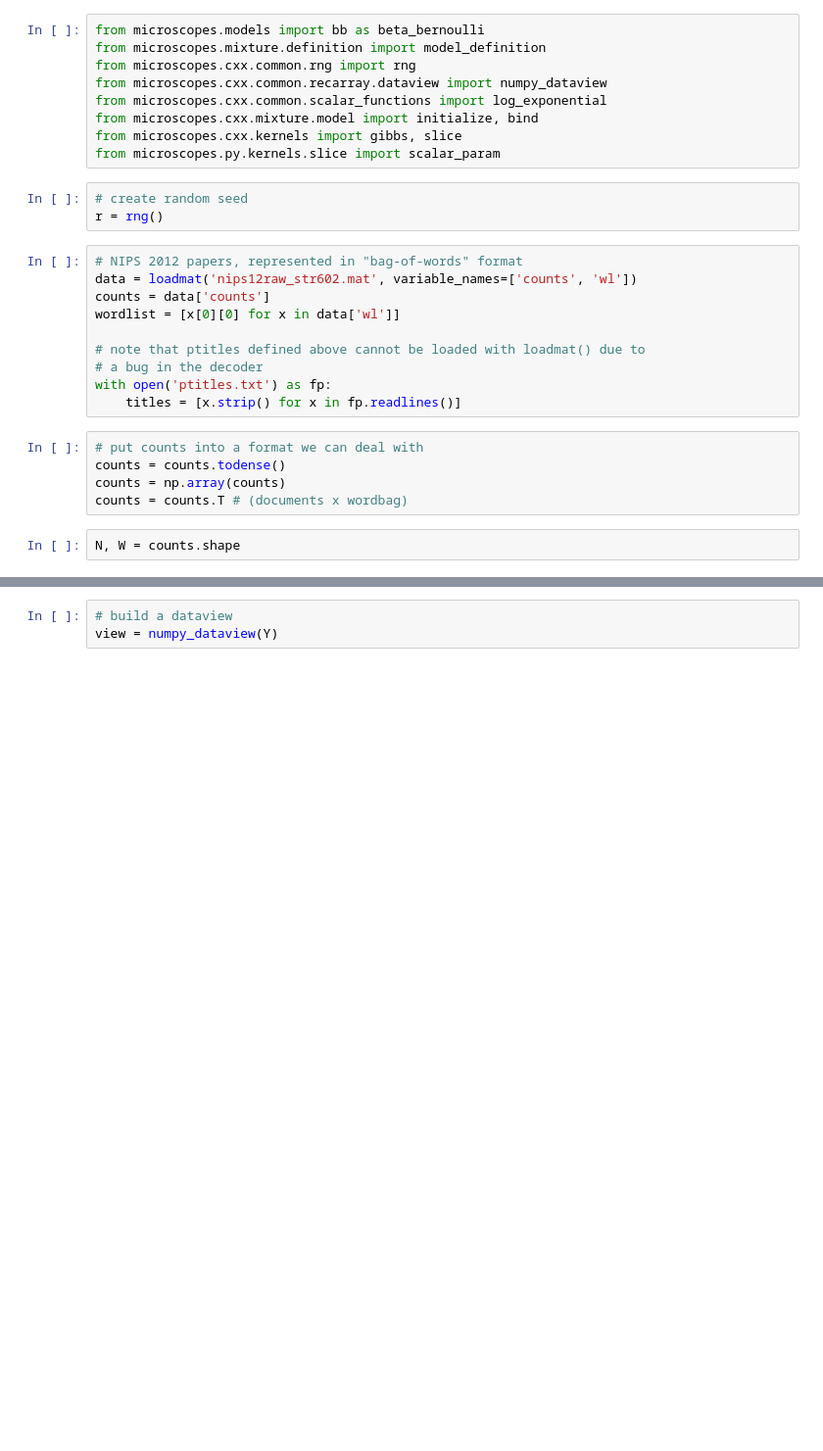
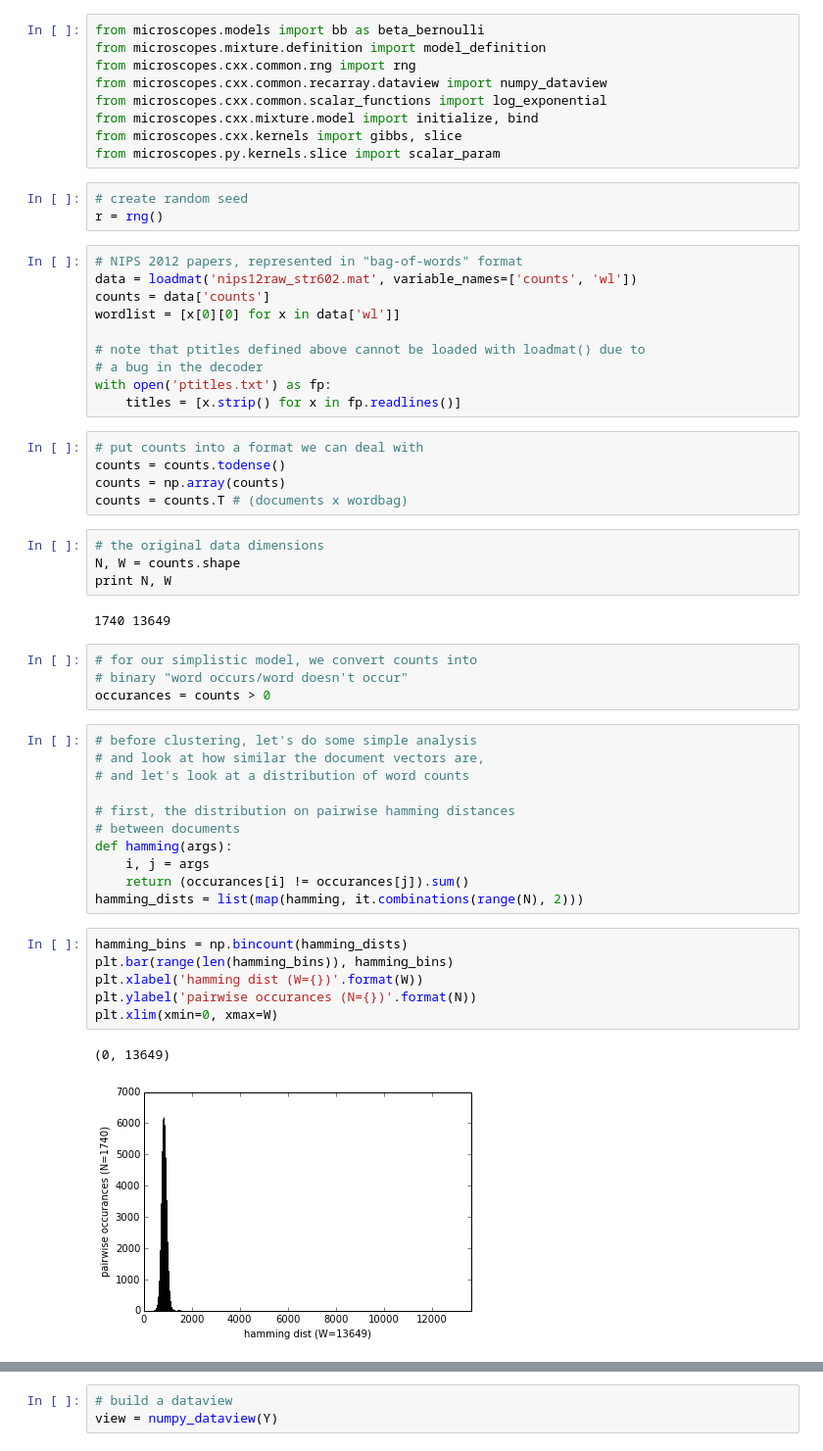
Before and after one commit to datamicroscopes/kernels, a Jupyter notebook: examples/nips12-clustering.ipynb, the cells around one changed output, grey strips where cells are left out. Shown at 98% size. Cells and saved outputs as stored; diff of their text form; blank space fills up the shorter version.

Commit message:
WIP: some progress made on NIPS clustering
[skip ci]

```diff
--- a/examples/nips12-clustering.ipynb
+++ b/examples/nips12-clustering.ipynb
@@ -31,5 +33,33 @@ with open('ptitles.txt') as fp:
 counts = counts.todense()
 counts = np.array(counts)
 counts = counts.T # (documents x wordbag)
-# %%
-N, W = counts.shape
+# %%
+# the original data dimensions
+N, W = counts.shape
+print N, W
+# %% [output]
+1740 13649
+# %%
+# for our simplistic model, we convert counts into
+# binary "word occurs/word doesn't occur"
+occurances = counts > 0
+# %%
+# before clustering, let's do some simple analysis
+# and look at how similar the document vectors are,
+# and let's look at a distribution of word counts
+
+# first, the distribution on pairwise hamming distances
+# between documents
+def hamming(args):
+    i, j = args
+    return (occurances[i] != occurances[j]).sum()
+hamming_dists = list(map(hamming, it.combinations(range(N), 2)))
+# %%
+hamming_bins = np.bincount(hamming_dists)
+plt.bar(range(len(hamming_bins)), hamming_bins)
+plt.xlabel('hamming dist (W={})'.format(W))
+plt.ylabel('pairwise occurances (N={})'.format(N))
+plt.xlim(xmin=0, xmax=W)
+# %% [output]
+(0, 13649)
+[figure, added]
```
Also changed, not shown: parts of 16 cells of this notebook.
